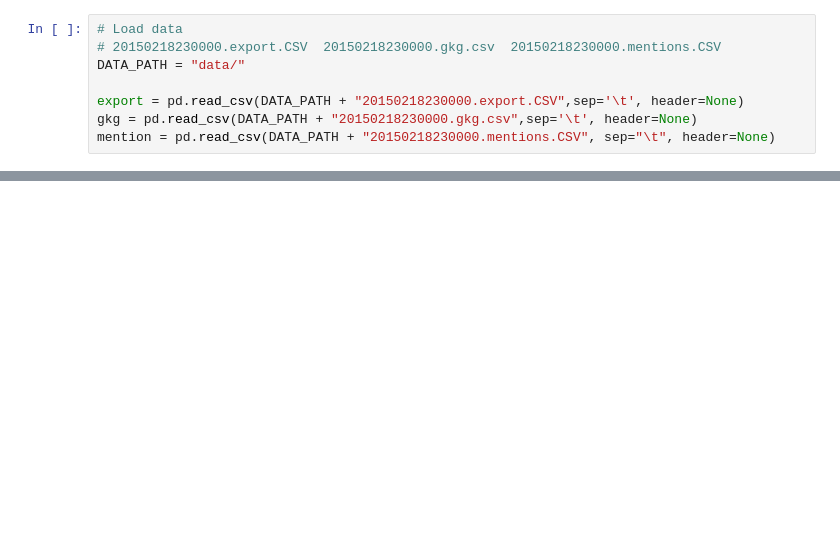
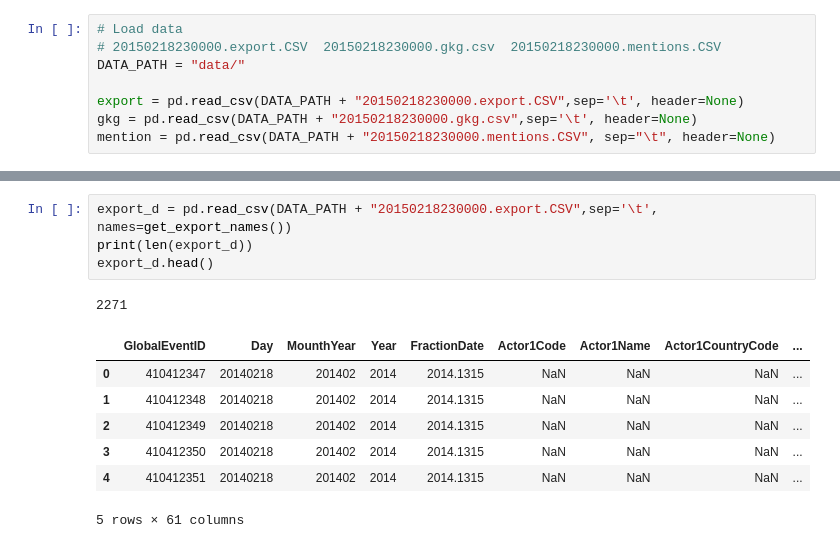
Before and after one commit to Razoff/Stark_AdA_project, a Jupyter notebook: test_arnaud.ipynb, the cells around one changed output, grey strips where cells are left out. Drawn from its saved outputs; the diff is of its cells as text; blank space fills up the shorter version.

```diff
--- a/test_arnaud.ipynb
+++ b/test_arnaud.ipynb
@@ -33 +35,14 @@ export
+# %%
+export_d = pd.read_csv(DATA_PATH + "20150218230000.export.CSV",sep='\t', names=get_export_names())
+print(len(export_d))
+export_d.head()
+# %% [output]
+2271
+|  | GlobalEventID | Day | MounthYear | Year | FractionDate | Actor1Code | Actor1Name | Actor1CountryCode | ... |
+| 0 | 410412347 | 20140218 | 201402 | 2014 | 2014.1315 | NaN | NaN | NaN | ... |
+| 1 | 410412348 | 20140218 | 201402 | 2014 | 2014.1315 | NaN | NaN | NaN | ... |
+| 2 | 410412349 | 20140218 | 201402 | 2014 | 2014.1315 | NaN | NaN | NaN | ... |
+| 3 | 410412350 | 20140218 | 201402 | 2014 | 2014.1315 | NaN | NaN | NaN | ... |
+| 4 | 410412351 | 20140218 | 201402 | 2014 | 2014.1315 | NaN | NaN | NaN | ... |
+5 rows × 61 columns
 # %%
```
Also changed, not shown: parts of 10 cells of this notebook, 1 other file.
